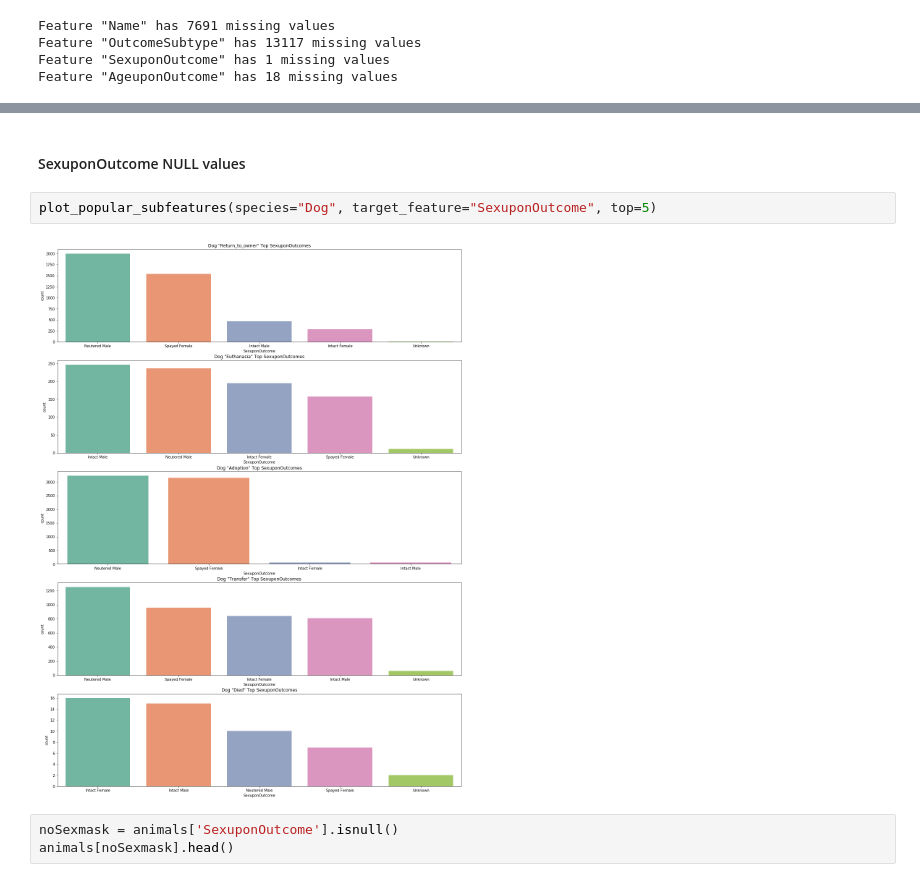
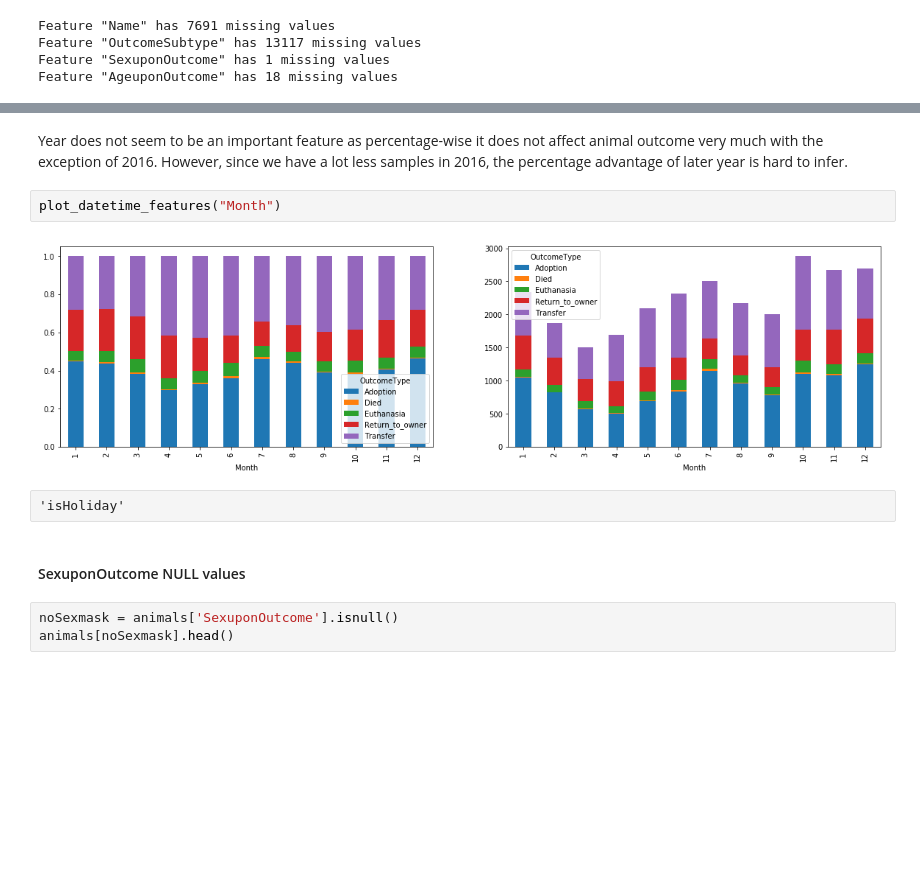
Before and after one commit to mspinelli/animal_shelter, a Jupyter notebook: DataExplore.ipynb, the cells around one changed output, grey strips where cells are left out. Cells and saved outputs as stored; diff of their text form; blank space fills up the shorter version.

```diff
--- a/DataExplore.ipynb
+++ b/DataExplore.ipynb
@@ -74,9 +106,13 @@ We suspect "Name" does not have a significant influnce on the animal outcome.
+# %% [markdown]
+Year does not seem to be an important feature as percentage-wise it does not affect animal outcome very much with the exception of 2016. However, since we have a lot less samples in 2016, the percentage advantage of later year is hard to infer.
+# %%
+plot_datetime_features("Month")
+# %% [output]
+[figure, added]
+# %% [raw]
+'isHoliday'
 # %% [markdown]
 #### SexuponOutcome NULL values
-# %%
-plot_popular_subfeatures(species="Dog", target_feature="SexuponOutcome", top=5)
-# %% [output]
-[figure, removed]
 # %%
 noSexmask = animals['SexuponOutcome'].isnull()
 animals[noSexmask].head()
```
Also changed, not shown: parts of 21 cells of this notebook.
